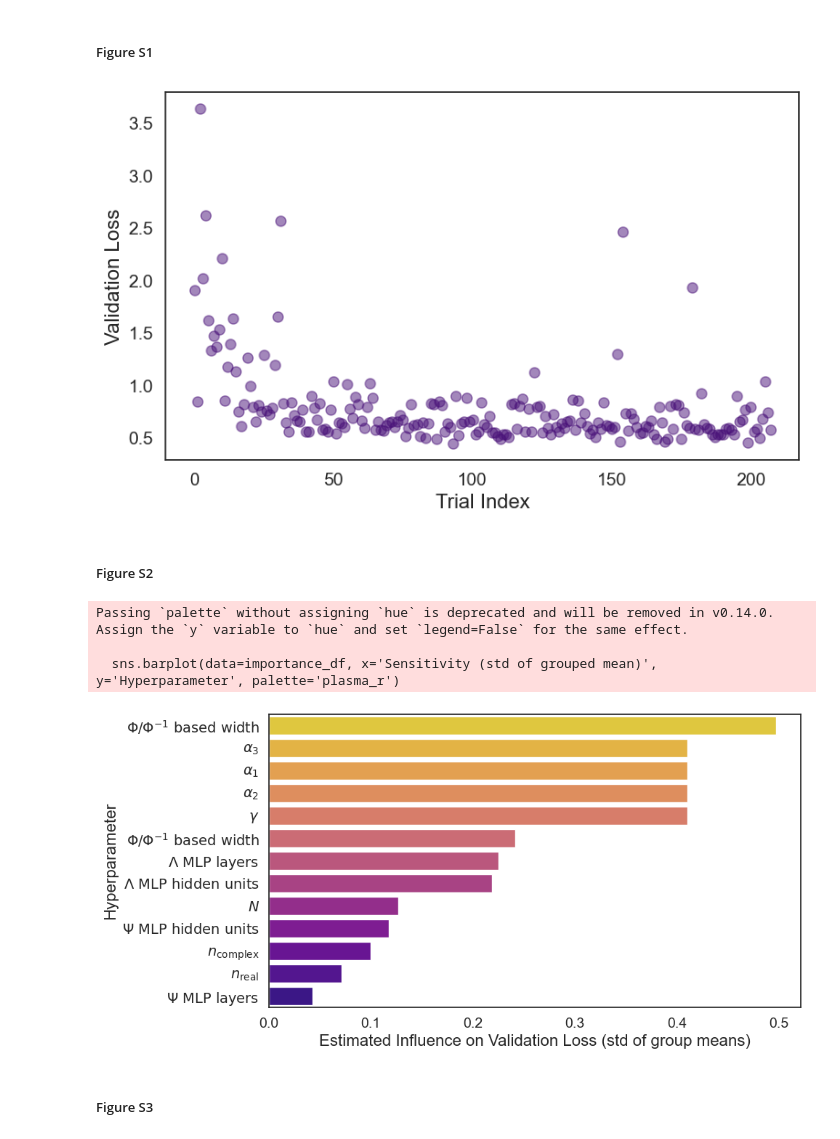
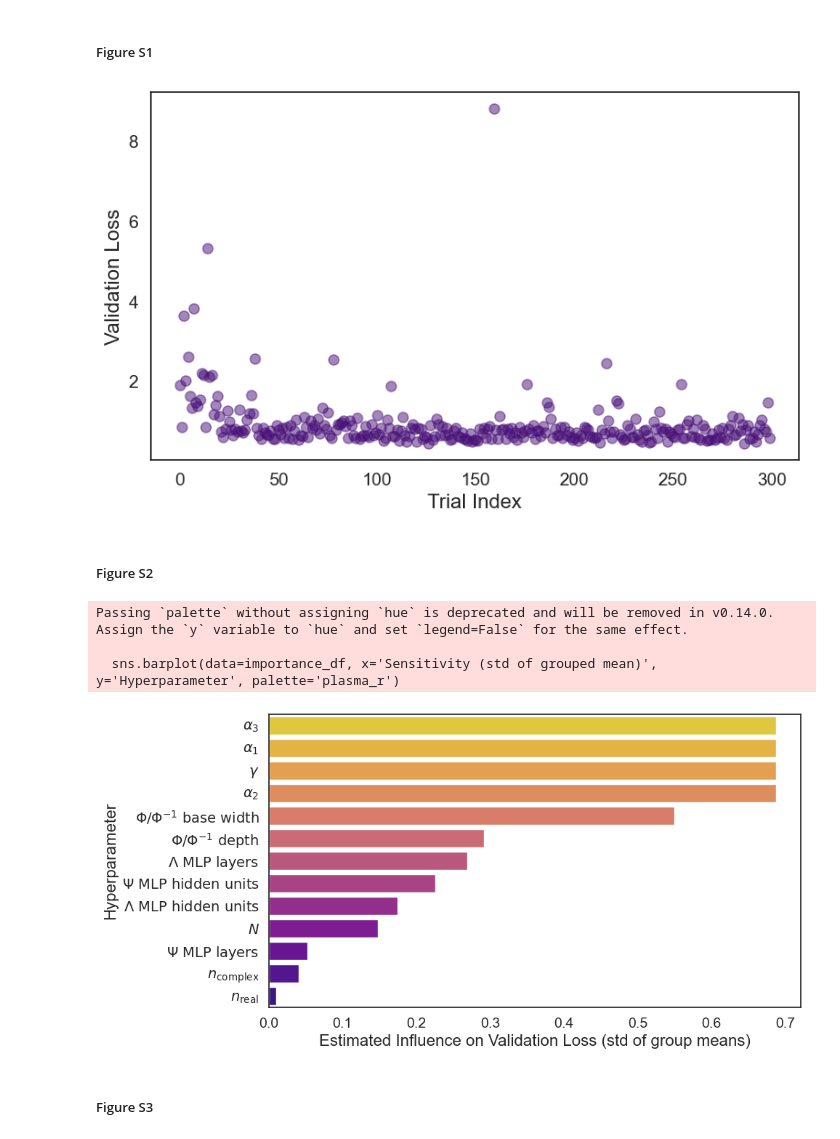
Before and after one commit to CellularSyntax/CARDIOKOOP, a Jupyter notebook: notebooks/generate_figures_and_tables.ipynb, the cells around one changed output. Saved outputs shown, nothing was run; the diff lists cells and outputs as text; code cells hidden in the pictures.

Commit message:
fixed u(t) unit when plotting the control signal. fixed the labels of hyperparameters in the sensitivity plot. regenerated figures

```diff
--- a/notebooks/generate_figures_and_tables.ipynb
+++ b/notebooks/generate_figures_and_tables.ipynb
@@ -508,22 +508,23 @@ BiLSTM:
 # %% [markdown]
 ##### Figure S1
 # %%
-df = pd.read_csv(results_base_path / "optuna_runs" / "koopman_random_search_20250713_193701.csv")
-df_complete = df[df['State'] == 'COMPLETE'].copy()
+df = pd.read_csv(results_base_path / "optuna_runs" / "koopman_hyperparam_search_20250713_193701.csv")
+#df_complete = df[df['State'] == 'COMPLETE'].copy()
+df_complete = df.copy()  # Use all trials for plotting
 df_complete.reset_index(drop=True, inplace=True)
 
 plt.figure(figsize=(8, 5))
 plt.plot( df_complete.index, df_complete['Value'], linestyle='None', marker='o', label='Validation Loss', markersize=8, alpha=0.5, color="#481078")
 plt.grid(False)
 plt.xticks(fontsize=14)
 plt.yticks(fontsize=14)
 plt.xlabel("Trial Index", fontsize=16)
 plt.ylabel("Validation Loss", fontsize=16)
 plt.tight_layout()
 plt.savefig(results_base_path / "figures" / "supplementary_figure1.svg", format='svg')
 plt.show()
 # %% [output]
-[figure, old version]
+[figure, new version]
 # %% [markdown]
 ##### Figure S2
 # %%
@@ -548,19 +549,19 @@ plt.xticks(fontsize=14)
 plt.yticks(fontsize=14)
 # Set custom labels for the parameters so they are consistent with the paper
 param_labels = [
-    r'$\Phi/\Phi^{-1}\ \text{based width}$',
     r'$\alpha_3$',
     r'$\alpha_1$',
+    r'$\gamma$',
     r'$\alpha_2$',
-    r'$\gamma$',
-    r'$\Phi/\Phi^{-1}\ \text{based width}$',
+    r'$\Phi/\Phi^{-1}\ \text{base width}$',
+    r'$\Phi/\Phi^{-1}\ \text{depth}$',
     r'$\Lambda\ \text{MLP layers}$',
+    r'$\Psi\ \text{MLP hidden units}$',
     r'$\Lambda\ \text{MLP hidden units}$',
     r'$N$',
-    r'$\Psi\ \text{MLP hidden units}$',
+    r'$\Psi\ \text{MLP layers}$',
     r'$n_{\text{complex}}$',
     r'$n_{\text{real}}$',
-    r'$\Psi\ \text{MLP layers}$'
 ]
 
 # set custom labels
@@ -572,7 +573,7 @@ plt.show()
 Passing `palette` without assigning `hue` is deprecated and will be removed in v0.14.0. Assign the `y` variable to `hue` and set `legend=False` for the same effect.
 
   sns.barplot(data=importance_df, x='Sensitivity (std of grouped mean)', y='Hyperparameter', palette='plasma_r')
-[figure, old version]
+[figure, new version]
 # %% [markdown]
 ##### Figure S3
 # %%
```
Also changed, not shown: parts of 2 cells of this notebook, 11 other files.
